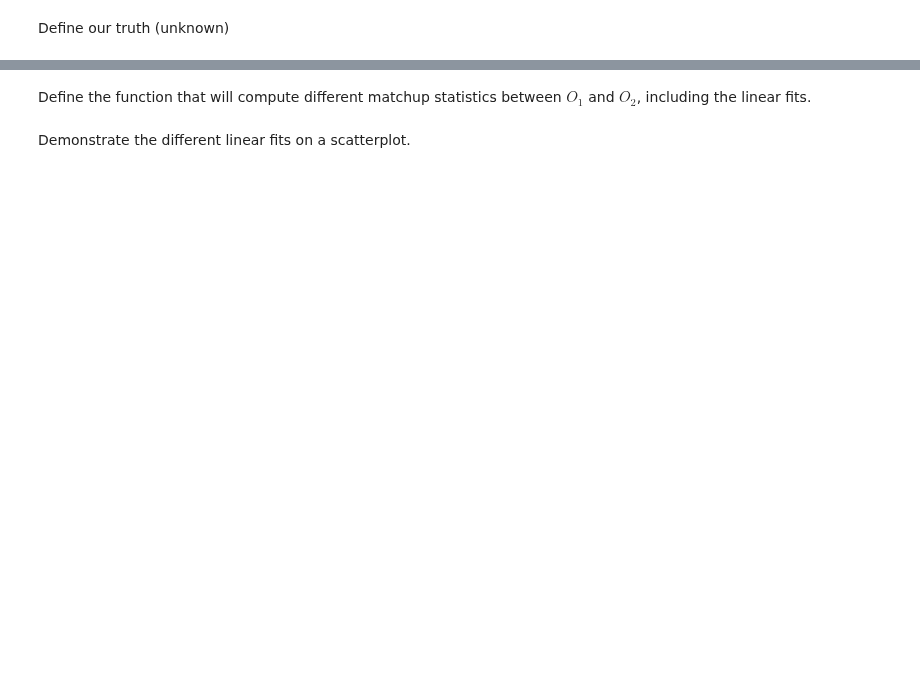
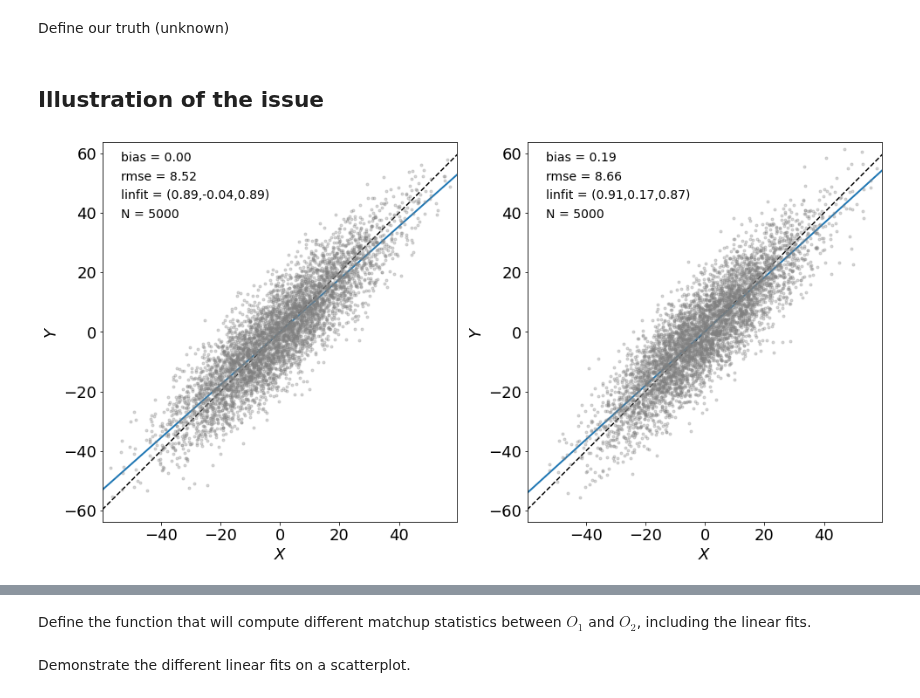
Before and after one commit to TomLav/snippets, a Jupyter notebook: Linear Fit when both X and Y have Uncertainties.ipynb, the cells around one changed output, grey strips where cells are left out. Saved outputs shown, nothing was run; the diff lists cells and outputs as text; code cells hidden in the pictures; blank space fills up the shorter version.

```diff
--- a/Linear Fit when both X and Y have Uncertainties.ipynb
+++ b/Linear Fit when both X and Y have Uncertainties.ipynb
@@ -22,3 +24,59 @@ Define our truth (unknown)
 # %%
 sig_t = 17.
 truth = rng.standard_normal(N) * sig_t
+# %% [markdown]
+## Illustration of the issue
+# %%
+# you can first skip reading the code, and directly go the the text below the plots
+sig_u1 = 6
+u1 = rng.standard_normal(N) * sig_u1
+o1 = truth + u1
+
+sig_u2 = 6
+u2 = rng.standard_normal(N) * sig_u2
+o2 = truth + u2
+
+slope, intercept, r, _, _ = linregress(o1, o2)
+bias = (o2-o1).mean()
+rmse = (o2-o1).std()
+
+sig_u3  = rmse
+bias_u3 = bias
+u3 = rng.standard_normal(N) * sig_u3 + bias_u3
+o3 = slope * truth + u3
+
+def scatt_plot(ax, o1, o2):
+
+    slope, intercept, r, _, _ = linregress(o1, o2)
+    n = len(o1)
+    bias = (o2-o1).mean()
+    rmse = (o2-o1).std()
+
+    maxl = 4*sig_t
+    xx = np.array([-maxl,+maxl])
+    ax.plot(xx,xx,'k--')
+    ax.plot(xx,slope*xx + intercept,'-', lw=2,)
+    ax.plot(o1,o2,'.',color='gray',alpha=0.3)
+    ax.axis('equal')
+    maxl -= 0.5*sig_t
+    ax.set_xlim(-maxl,+maxl)
+    ax.set_ylim(-maxl,+maxl)
+    ax.set_xlabel(r'$X$')
+    ax.set_ylabel(r'$Y$')
+
+    fs = 14
+    ystep = 0.05
+    ystart = 0.95
+    ax.text(0.05,ystart,'bias = {:.2f}'.format(bias),transform=ax.transAxes, fontsize=fs); ystart -= ystep
+    ax.text(0.05,ystart,'rmse = {:.2f}'.format(rmse),transform=ax.transAxes, fontsize=fs); ystart -= ystep
+    ax.text(0.05,ystart,'linfit = ({:.2f},{:.2f},{:.2f})'.format(slope, intercept,r),transform=ax.transAxes, fontsize=fs); ystart -= ystep
+    ax.text(0.05,ystart,'N = {}'.format(n,),transform=ax.transAxes, fontsize=fs); ystart -= ystep
+
+fig = plt.figure(figsize=(16,8))
+ax = fig.add_subplot(121)
+scatt_plot(ax, o1, o2)
+ax = fig.add_subplot(122)
+scatt_plot(ax, truth, o3)
+plt.show()
+# %% [output]
+[figure, added]
```
Also changed, not shown: parts of 8 cells of this notebook.
